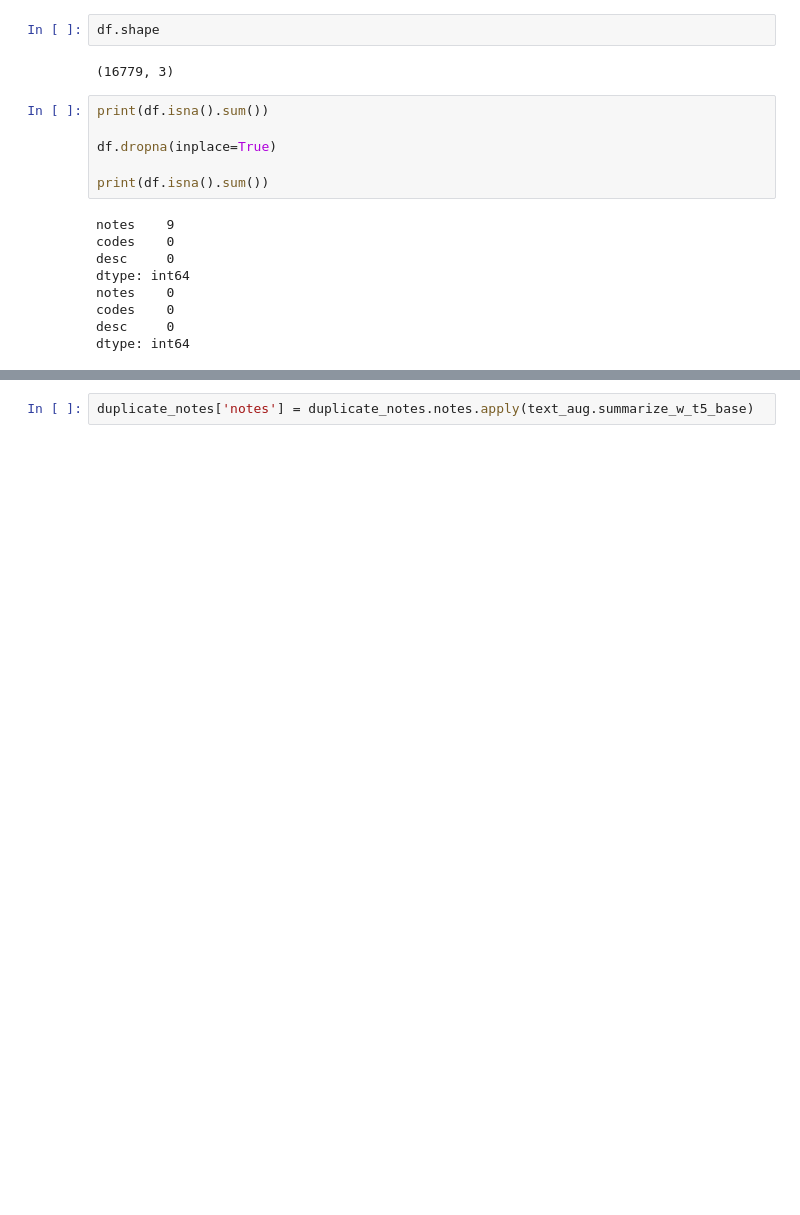
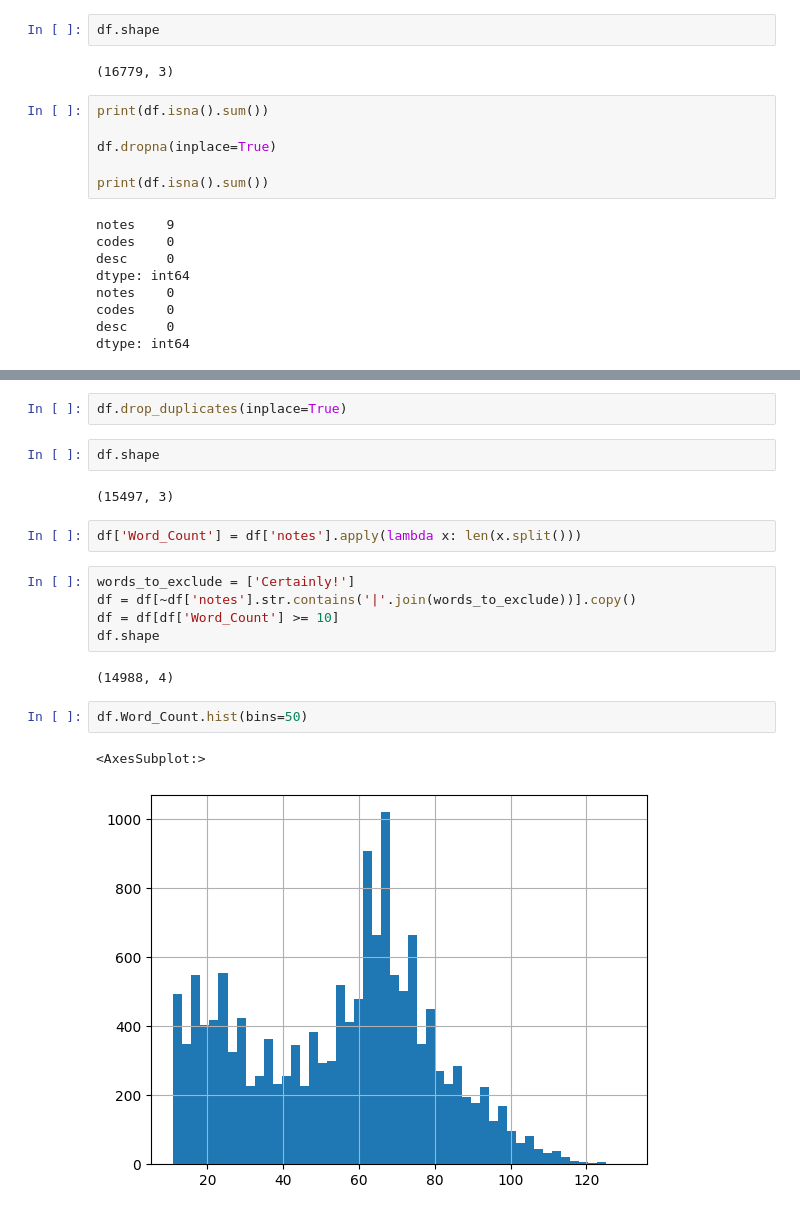
Before and after one commit to Nielspace/MedicalLM, a Jupyter notebook: Runs.ipynb, the cells around one changed output, grey strips where cells are left out. Cells and saved outputs as stored; diff of their text form; blank space fills up the shorter version.

```diff
--- a/Runs.ipynb
+++ b/Runs.ipynb
@@ -43,2 +44,20 @@ Name: notes, dtype: object
-# %%
-duplicate_notes['notes'] = duplicate_notes.notes.apply(text_aug.summarize_w_t5_base)
+# %%
+df.drop_duplicates(inplace=True)
+# %%
+df.shape
+# %% [output]
+(15497, 3)
+# %%
+df['Word_Count'] = df['notes'].apply(lambda x: len(x.split()))
+# %%
+words_to_exclude = ['Certainly!']
+df = df[~df['notes'].str.contains('|'.join(words_to_exclude))].copy()
+df = df[df['Word_Count'] >= 10]
+df.shape
+# %% [output]
+(14988, 4)
+# %%
+df.Word_Count.hist(bins=50)
+# %% [output]
+<AxesSubplot:>
+[figure, added]
```
Also changed, not shown: parts of 23 cells of this notebook, 2 other files.
